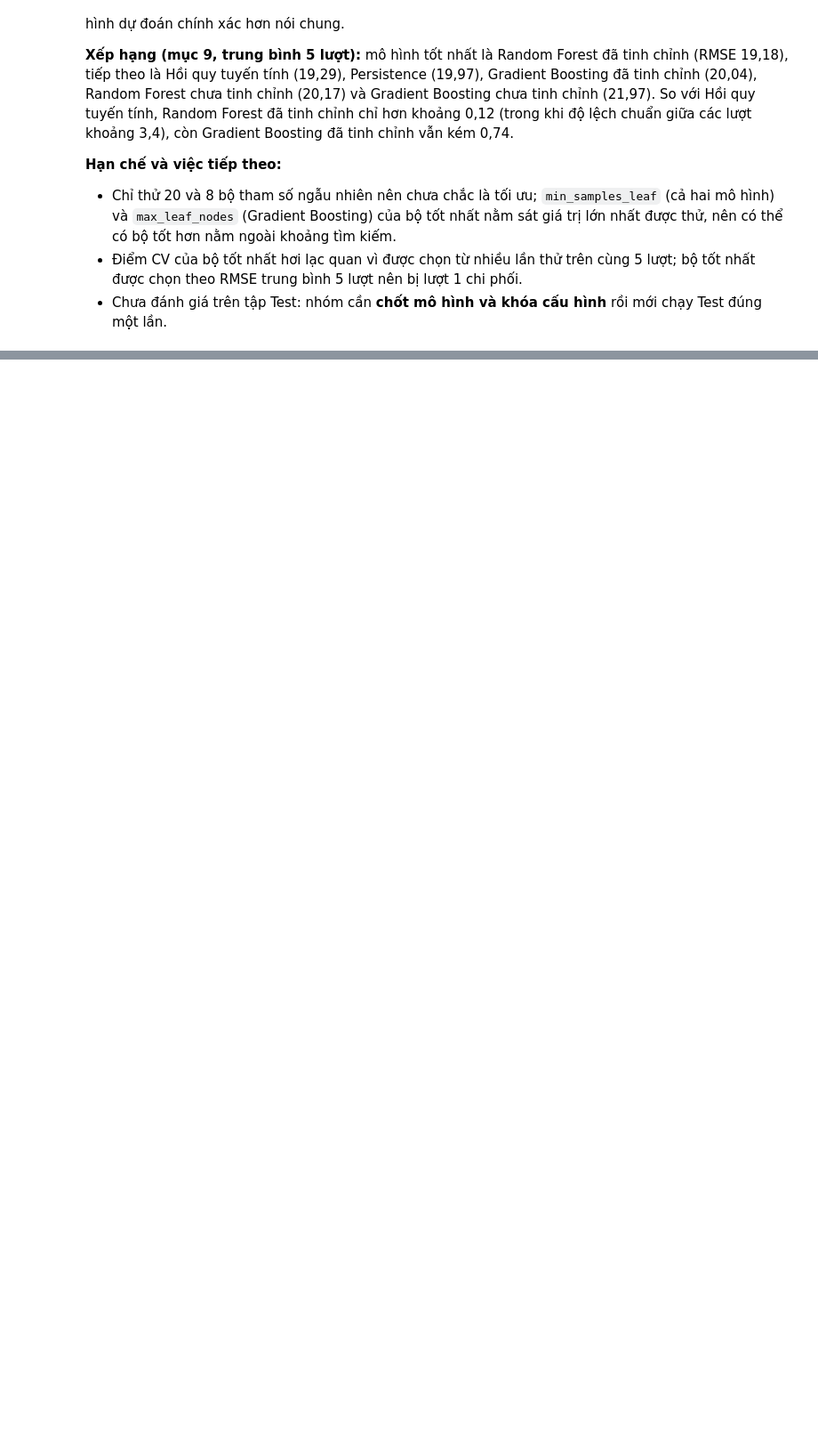
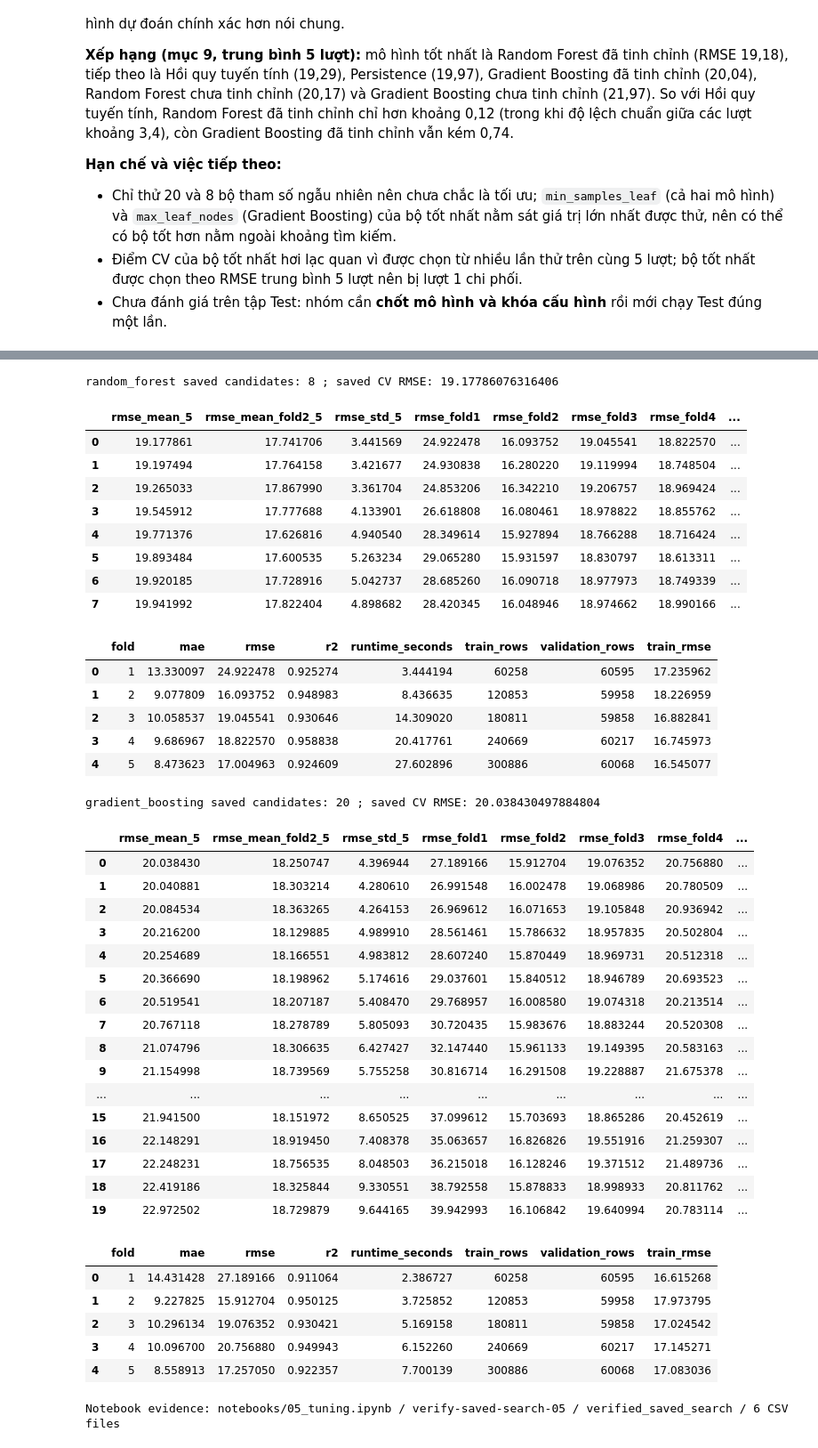
Before and after one commit to bjruly/sgu_finalproject_machinelearning_2026-2027, a Jupyter notebook: notebooks/05_tuning.ipynb, the cells around one changed output, grey strips where cells are left out. Shown at 89% size. Cells and saved outputs as stored; diff of their text form; code cells hidden in the pictures; blank space fills up the shorter version.

```diff
--- a/notebooks/05_tuning.ipynb
+++ b/notebooks/05_tuning.ipynb
@@ -788,0 +793,67 @@ else:
+# %%
+from pathlib import Path
+import sys
+import numpy as np
+import pandas as pd
+verification_root = next(p for p in (Path.cwd(), *Path.cwd().parents) if (p/"src").is_dir())
+if str(verification_root) not in sys.path:
+    sys.path.insert(0,str(verification_root))
+from src.notebook_evidence import record_tables,display_evidence
+verified_tables={}
+for kind in ['random_forest', 'gradient_boosting']:
+    folder=verification_root/"outputs/notebooks/tables"
+    search=pd.read_csv(folder/f"tuning_{kind}_search_results.csv")
+    metrics=pd.read_csv(folder/f"{kind}_tuned_cv_metrics.csv")
+    summary=pd.read_csv(folder/f"{kind}_tuned_cv_summary.csv")
+    fold_columns=[f"rmse_fold{k}" for k in range(1,6)]
+    np.testing.assert_allclose(search.rmse_mean_5,search[fold_columns].mean(axis=1),rtol=1e-9)
+    np.testing.assert_allclose(metrics.rmse.mean(),search.rmse_mean_5.min(),rtol=1e-6)
+    verified_tables[f"outputs/notebooks/tables/tuning_{kind}_search_results.csv"]=search
+    verified_tables[f"outputs/notebooks/tables/{kind}_tuned_cv_metrics.csv"]=metrics
+    verified_tables[f"outputs/notebooks/tables/{kind}_tuned_cv_summary.csv"]=summary
+    print(kind, "saved candidates:",len(search),"; saved CV RMSE:",metrics.rmse.mean())
+    display(search)
+    display(metrics)
+display_evidence(record_tables("notebooks/05_tuning.ipynb","verify-saved-search-05",verified_tables,mode="verified_saved_search"))
+# %% [output]
+random_forest saved candidates: 8 ; saved CV RMSE: 19.17786076316406
+|  | rmse_mean_5 | rmse_mean_fold2_5 | rmse_std_5 | rmse_fold1 | rmse_fold2 | rmse_fold3 | rmse_fold4 | ... |
+| 0 | 19.177861 | 17.741706 | 3.441569 | 24.922478 | 16.093752 | 19.045541 | 18.822570 | ... |
+| 1 | 19.197494 | 17.764158 | 3.421677 | 24.930838 | 16.280220 | 19.119994 | 18.748504 | ... |
+| 2 | 19.265033 | 17.867990 | 3.361704 | 24.853206 | 16.342210 | 19.206757 | 18.969424 | ... |
+| 3 | 19.545912 | 17.777688 | 4.133901 | 26.618808 | 16.080461 | 18.978822 | 18.855762 | ... |
+| 4 | 19.771376 | 17.626816 | 4.940540 | 28.349614 | 15.927894 | 18.766288 | 18.716424 | ... |
+| 5 | 19.893484 | 17.600535 | 5.263234 | 29.065280 | 15.931597 | 18.830797 | 18.613311 | ... |
+| 6 | 19.920185 | 17.728916 | 5.042737 | 28.685260 | 16.090718 | 18.977973 | 18.749339 | ... |
+| 7 | 19.941992 | 17.822404 | 4.898682 | 28.420345 | 16.048946 | 18.974662 | 18.990166 | ... |
+|  | fold | mae | rmse | r2 | runtime_seconds | train_rows | validation_rows | train_rmse |
+| 0 | 1 | 13.330097 | 24.922478 | 0.925274 | 3.444194 | 60258 | 60595 | 17.235962 |
+| 1 | 2 | 9.077809 | 16.093752 | 0.948983 | 8.436635 | 120853 | 59958 | 18.226959 |
+| 2 | 3 | 10.058537 | 19.045541 | 0.930646 | 14.309020 | 180811 | 59858 | 16.882841 |
+| 3 | 4 | 9.686967 | 18.822570 | 0.958838 | 20.417761 | 240669 | 60217 | 16.745973 |
+| 4 | 5 | 8.473623 | 17.004963 | 0.924609 | 27.602896 | 300886 | 60068 | 16.545077 |
+gradient_boosting saved candidates: 20 ; saved CV RMSE: 20.038430497884804
+|  | rmse_mean_5 | rmse_mean_fold2_5 | rmse_std_5 | rmse_fold1 | rmse_fold2 | rmse_fold3 | rmse_fold4 | ... |
+| 0 | 20.038430 | 18.250747 | 4.396944 | 27.189166 | 15.912704 | 19.076352 | 20.756880 | ... |
+| 1 | 20.040881 | 18.303214 | 4.280610 | 26.991548 | 16.002478 | 19.068986 | 20.780509 | ... |
+| 2 | 20.084534 | 18.363265 | 4.264153 | 26.969612 | 16.071653 | 19.105848 | 20.936942 | ... |
+| 3 | 20.216200 | 18.129885 | 4.989910 | 28.561461 | 15.786632 | 18.957835 | 20.502804 | ... |
+| 4 | 20.254689 | 18.166551 | 4.983812 | 28.607240 | 15.870449 | 18.969731 | 20.512318 | ... |
+| 5 | 20.366690 | 18.198962 | 5.174616 | 29.037601 | 15.840512 | 18.946789 | 20.693523 | ... |
+| 6 | 20.519541 | 18.207187 | 5.408470 | 29.768957 | 16.008580 | 19.074318 | 20.213514 | ... |
+| 7 | 20.767118 | 18.278789 | 5.805093 | 30.720435 | 15.983676 | 18.883244 | 20.520308 | ... |
+| 8 | 21.074796 | 18.306635 | 6.427427 | 32.147440 | 15.961133 | 19.149395 | 20.583163 | ... |
+| 9 | 21.154998 | 18.739569 | 5.755258 | 30.816714 | 16.291508 | 19.228887 | 21.675378 | ... |
+| ... | ... | ... | ... | ... | ... | ... | ... | ... |
+| 15 | 21.941500 | 18.151972 | 8.650525 | 37.099612 | 15.703693 | 18.865286 | 20.452619 | ... |
+| 16 | 22.148291 | 18.919450 | 7.408378 | 35.063657 | 16.826826 | 19.551916 | 21.259307 | ... |
+| 17 | 22.248231 | 18.756535 | 8.048503 | 36.215018 | 16.128246 | 19.371512 | 21.489736 | ... |
+| 18 | 22.419186 | 18.325844 | 9.330551 | 38.792558 | 15.878833 | 18.998933 | 20.811762 | ... |
+| 19 | 22.972502 | 18.729879 | 9.644165 | 39.942993 | 16.106842 | 19.640994 | 20.783114 | ... |
+|  | fold | mae | rmse | r2 | runtime_seconds | train_rows | validation_rows | train_rmse |
+| 0 | 1 | 14.431428 | 27.189166 | 0.911064 | 2.386727 | 60258 | 60595 | 16.615268 |
+| 1 | 2 | 9.227825 | 15.912704 | 0.950125 | 3.725852 | 120853 | 59958 | 17.973795 |
+| 2 | 3 | 10.296134 | 19.076352 | 0.930421 | 5.169158 | 180811 | 59858 | 17.024542 |
+| 3 | 4 | 10.096700 | 20.756880 | 0.949943 | 6.152260 | 240669 | 60217 | 17.145271 |
+| 4 | 5 | 8.558913 | 17.257050 | 0.922357 | 7.700139 | 300886 | 60068 | 17.083036 |
+Notebook evidence: notebooks/05_tuning.ipynb / verify-saved-search-05 / verified_saved_search / 6 CSV files
```
Also changed, not shown: parts of 1 cell of this notebook, 16 other files.
